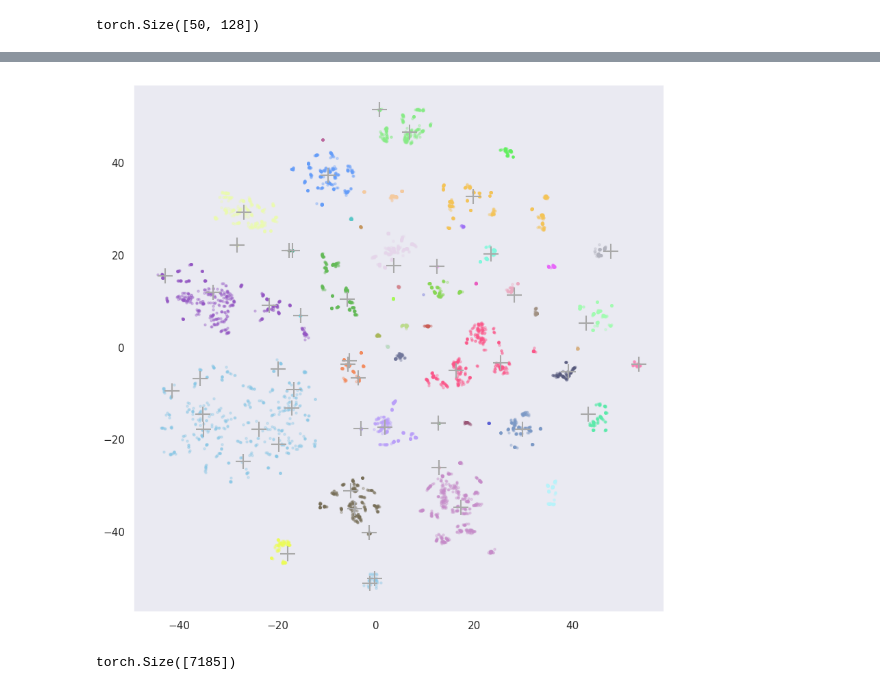
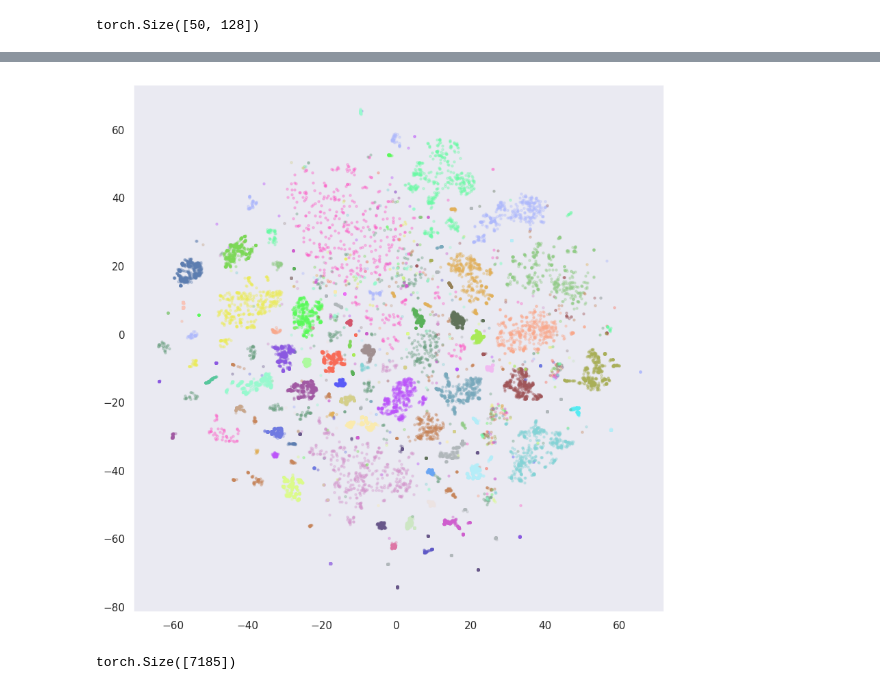
Before and after one commit to iserh/ettcl, a Jupyter notebook: notebooks/embeddings_colbert.ipynb, the cells around one changed output, grey strips where cells are left out. Saved outputs shown, nothing was run; the diff lists cells and outputs as text; code cells hidden in the pictures.

Commit message:
Embedding analysis

```diff
--- a/notebooks/embeddings_colbert.ipynb
+++ b/notebooks/embeddings_colbert.ipynb
@@ -15,7 +15,7 @@ from ettcl.utils import Checkpoint
 seaborn.set_theme(style="dark")
 
 output_dir = "outputs"
-dataset_path = "~/data/trec-50"
+dataset_path = "~/data/trec-6"
 text_column = "text"
 label_column = "label"
 # %%
@@ -39,0 +37,4 @@ encoder = ColBERTEncoder.from_pretrained(checkpoint.best)
+# %%
+# checkpoint = Checkpoint("/home/IAIS/hiser/dev/hyped/examples/output/trec_50_bert/model/best-model")
+# encoder = ColBERTEncoder.from_pretrained(checkpoint.best)
+encoder = ColBERTEncoder.from_pretrained("/home/IAIS/hiser/dev/hyped/examples/output/trec_6_bert/model/best-model")
@@ -74,11 +79,11 @@ vecs = TSNE(
     # learning_rate_method=None,
     # n_neighbors=25,
     # init="random",
-).fit_transform(torch.cat([embeddings, centroids]).numpy())
-# ).fit_transform(embeddings)
+# ).fit_transform(torch.cat([embeddings, centroids]).numpy())
+).fit_transform(embeddings.numpy())
 
 emb_vecs = torch.from_numpy(vecs[:embeddings.shape[0]])
-centroid_vecs = torch.from_numpy(vecs[embeddings.shape[0]:])
+# centroid_vecs = torch.from_numpy(vecs[embeddings.shape[0]:])
 
 emb_vecs.shape
 # %% [output]
@@ -86,18 +92,18 @@ torch.Size([7185, 2])
 # %%
 colors = distinctipy.get_colors(len(embedding_labels.unique()), pastel_factor=0.5)
 
 plt.figure(figsize=(10, 10))
 
 for i, label in enumerate(embedding_labels.unique()):
     vecs_ = emb_vecs[embedding_labels == label]
     sample_size = min(len(vecs_), 500)
     indices = np.random.choice(vecs_.shape[0], size=sample_size, replace=False)
     vecs_ = vecs_[indices]
     plt.scatter(*vecs_.T, color=colors[i], s=5, alpha=0.3);
 
-plt.scatter(*centroid_vecs.T, s=250, color='darkgrey', marker='+');
+# plt.scatter(*centroid_vecs.T, s=250, color='darkgrey', marker='+');
 # %% [output]
-[figure, old version]
+[figure, new version]
 # %%
 cluster_ids = (embeddings.float() @ centroids.T.float()).argmax(1)
 cluster_ids.shape
```
Also changed, not shown: parts of 4 cells of this notebook, 5 other files.
